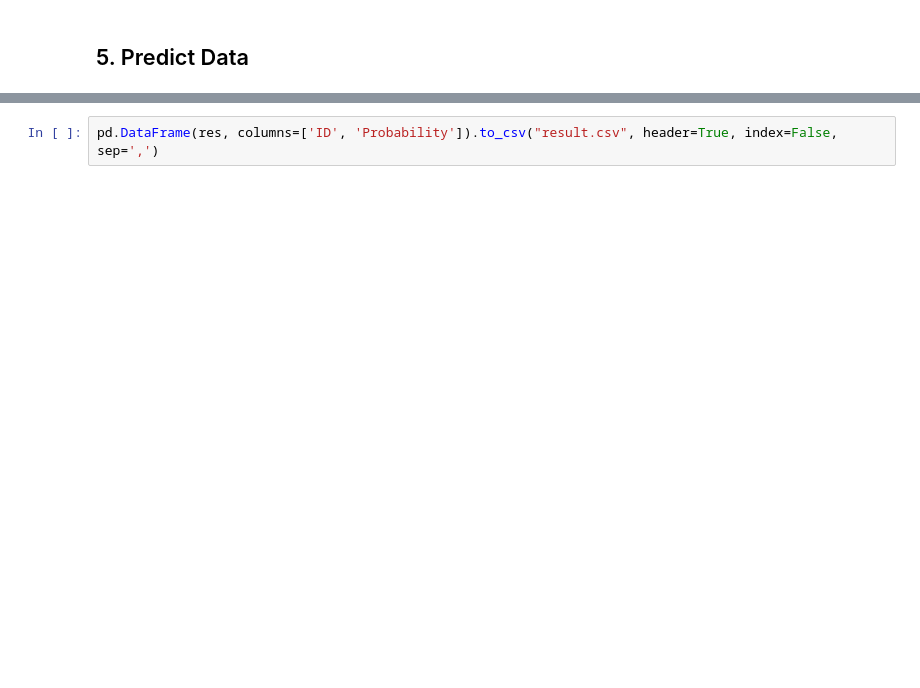
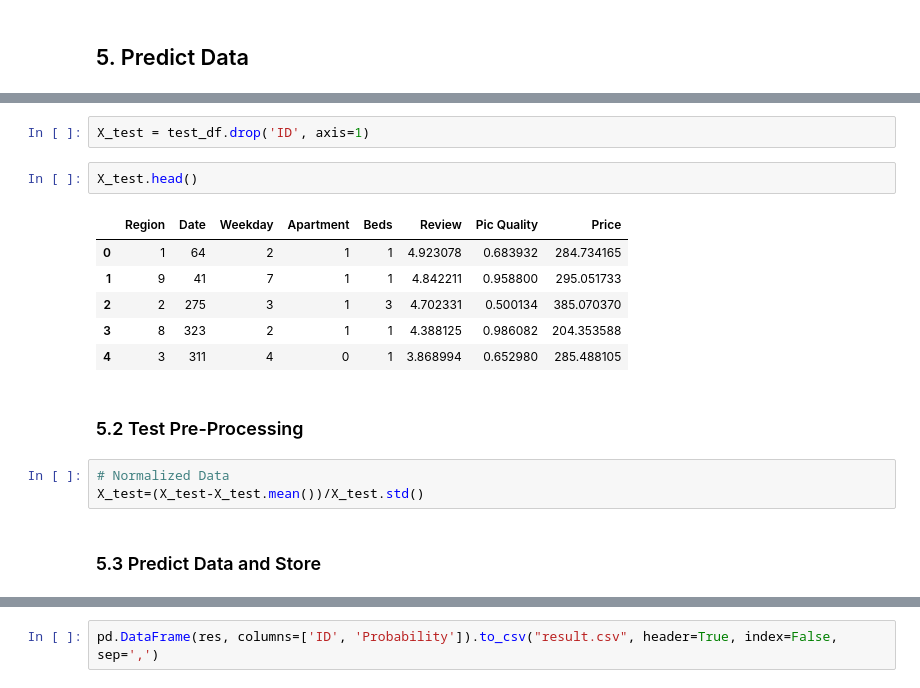
Before and after one commit to allenzdd/Exercise, a Jupyter notebook: Shanshu Interview/version1.ipynb, the cells around one changed output, grey strips where cells are left out. Cells and saved outputs as stored; diff of their text form; blank space fills up the shorter version.

```diff
--- a/Shanshu Interview/version1.ipynb
+++ b/Shanshu Interview/version1.ipynb
@@ -423 +450,19 @@ Epoch 20/20
+# %%
+X_test = test_df.drop('ID', axis=1)
+# %%
+X_test.head()
+# %% [output]
+|  | Region | Date | Weekday | Apartment | Beds | Review | Pic Quality | Price |
+| 0 | 1 | 64 | 2 | 1 | 1 | 4.923078 | 0.683932 | 284.734165 |
+| 1 | 9 | 41 | 7 | 1 | 1 | 4.842211 | 0.958800 | 295.051733 |
+| 2 | 2 | 275 | 3 | 1 | 3 | 4.702331 | 0.500134 | 385.070370 |
+| 3 | 8 | 323 | 2 | 1 | 1 | 4.388125 | 0.986082 | 204.353588 |
+| 4 | 3 | 311 | 4 | 0 | 1 | 3.868994 | 0.652980 | 285.488105 |
+# %% [markdown]
+### 5.2 Test Pre-Processing
+# %%
+# Normalized Data
+X_test=(X_test-X_test.mean())/X_test.std()
+# %% [markdown]
+### 5.3 Predict Data and Store
 # %%
```
Also changed, not shown: parts of 20 cells of this notebook.
